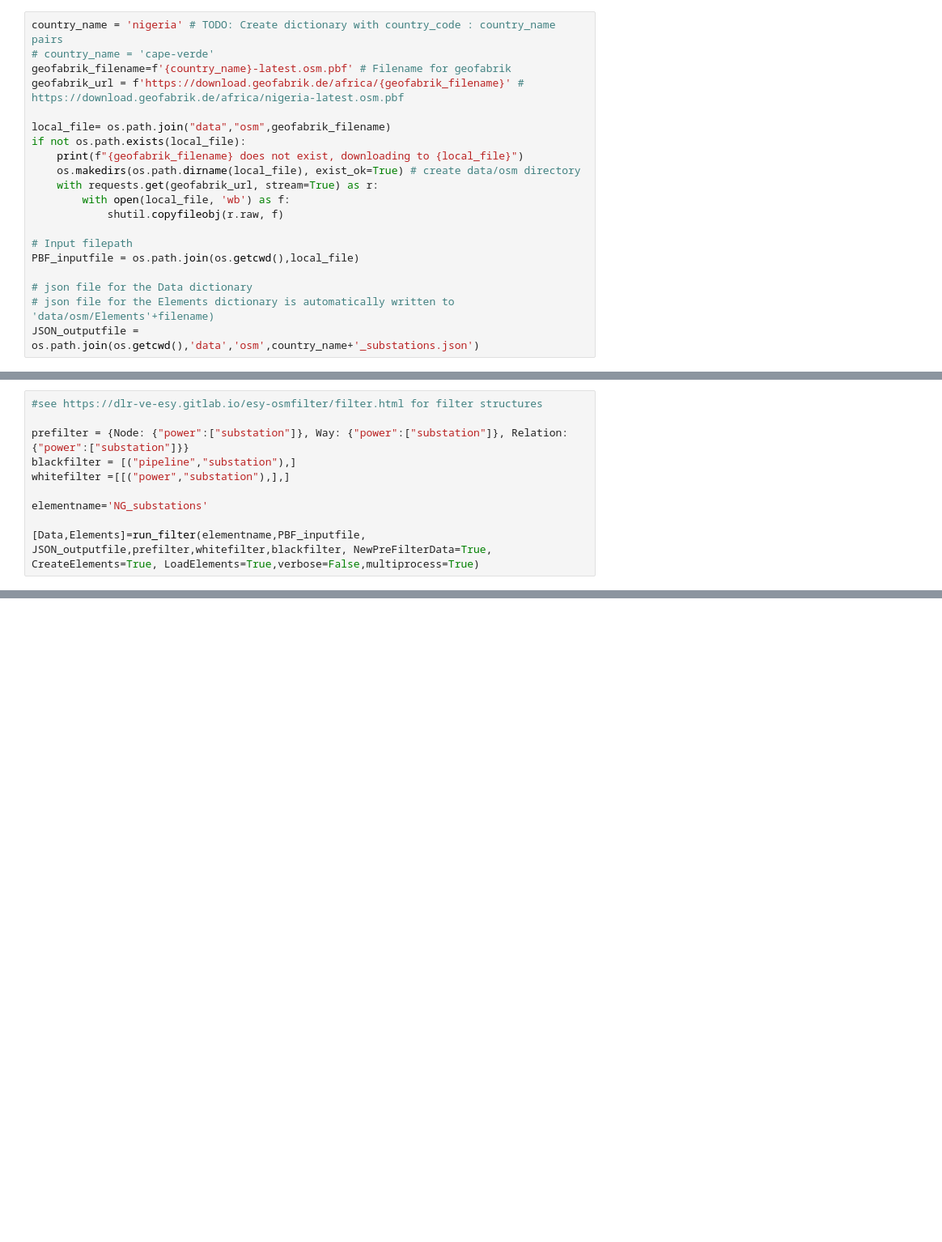
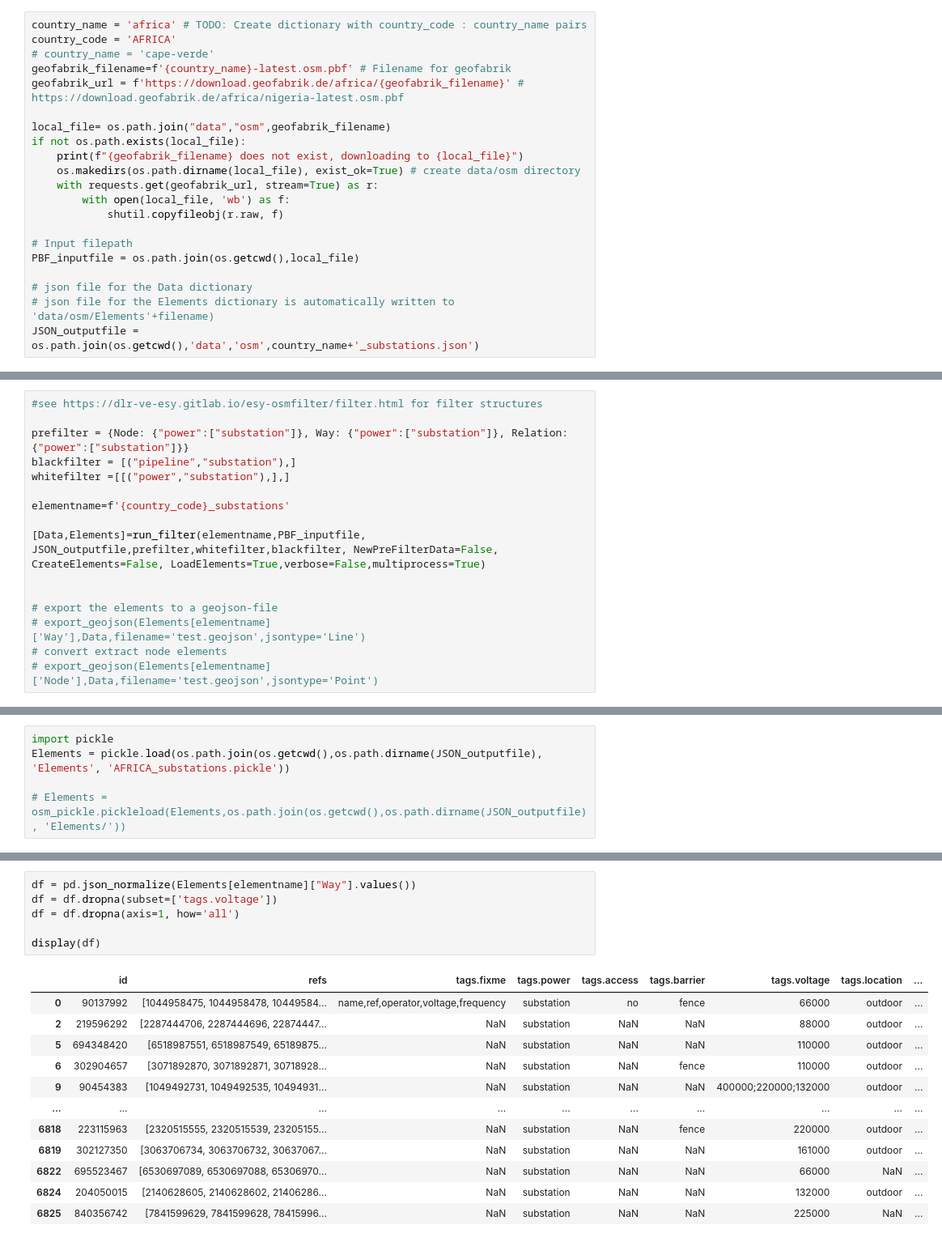
Before and after one commit to pypsa-meets-earth/pypsa-africa-hackathon, a Jupyter notebook: data_exploration/OSM_pbf.ipynb, the cells around one changed output, grey strips where cells are left out. Shown at 81% size. Cells and saved outputs as stored; diff of their text form; blank space fills up the shorter version.

Commit message:
add_substations

```diff
--- a/data_exploration/OSM_pbf.ipynb
+++ b/data_exploration/OSM_pbf.ipynb
@@ -16,7 +20,8 @@ from contextlib import contextmanager
 # logger.setLevel(logging.INFO)
 # logger.setLevel(logging.WARNING)
 # %%
-country_name = 'nigeria' # TODO: Create dictionary with country_code : country_name pairs
+country_name = 'africa' # TODO: Create dictionary with country_code : country_name pairs
+country_code = 'AFRICA'
 # country_name = 'cape-verde'
 geofabrik_filename=f'{country_name}-latest.osm.pbf' # Filename for geofabrik
 geofabrik_url = f'https://download.geofabrik.de/africa/{geofabrik_filename}' # https://download.geofabrik.de/africa/nigeria-latest.osm.pbf
@@ -46,6 +51,12 @@ prefilter = {Node: {"power":["substation"]}, Way: {"power":["substation"]}, Rela
 blackfilter = [("pipeline","substation"),]
 whitefilter =[[("power","substation"),],]
 
-elementname='NG_substations'
+elementname=f'{country_code}_substations'
 
-[Data,Elements]=run_filter(elementname,PBF_inputfile, JSON_outputfile,prefilter,whitefilter,blackfilter, NewPreFilterData=True, CreateElements=True, LoadElements=True,verbose=False,multiprocess=True)
+[Data,Elements]=run_filter(elementname,PBF_inputfile, JSON_outputfile,prefilter,whitefilter,blackfilter, NewPreFilterData=False, CreateElements=False, LoadElements=True,verbose=False,multiprocess=True)
+
+
+# export the elements to a geojson-file
+# export_geojson(Elements[elementname]['Way'],Data,filename='test.geojson',jsontype='Line')
+# convert extract node elements
+# export_geojson(Elements[elementname]['Node'],Data,filename='test.geojson',jsontype='Point')
@@ -78,0 +63,5 @@ print(Elements)
+# %%
+import pickle
+Elements = pickle.load(os.path.join(os.getcwd(),os.path.dirname(JSON_outputfile), 'Elements', 'AFRICA_substations.pickle'))
+
+# Elements = osm_pickle.pickleload(Elements,os.path.join(os.getcwd(),os.path.dirname(JSON_outputfile), 'Elements/'))
@@ -78,0 +70,19 @@ print(Elements)
+# %%
+df = pd.json_normalize(Elements[elementname]["Way"].values())
+df = df.dropna(subset=['tags.voltage'])
+df = df.dropna(axis=1, how='all')
+
+display(df)
+# %% [output]
+|  | id | refs | tags.fixme | tags.power | tags.access | tags.barrier | tags.voltage | tags.location | ... |
+| 0 | 90137992 | [1044958475, 1044958478, 10449584... | name,ref,operator,voltage,frequency | substation | no | fence | 66000 | outdoor | ... |
+| 2 | 219596292 | [2287444706, 2287444696, 22874447... | NaN | substation | NaN | NaN | 88000 | outdoor | ... |
+| 5 | 694348420 | [6518987551, 6518987549, 65189875... | NaN | substation | NaN | NaN | 110000 | outdoor | ... |
+| 6 | 302904657 | [3071892870, 3071892871, 30718928... | NaN | substation | NaN | fence | 110000 | outdoor | ... |
+| 9 | 90454383 | [1049492731, 1049492535, 10494931... | NaN | substation | NaN | NaN | 400000;220000;132000 | outdoor | ... |
+| ... | ... | ... | ... | ... | ... | ... | ... | ... | ... |
+| 6818 | 223115963 | [2320515555, 2320515539, 23205155... | NaN | substation | NaN | fence | 220000 | outdoor | ... |
+| 6819 | 302127350 | [3063706734, 3063706732, 30637067... | NaN | substation | NaN | NaN | 161000 | outdoor | ... |
+| 6822 | 695523467 | [6530697089, 6530697088, 65306970... | NaN | substation | NaN | NaN | 66000 | NaN | ... |
+| 6824 | 204050015 | [2140628605, 2140628602, 21406286... | NaN | substation | NaN | NaN | 132000 | outdoor | ... |
+| 6825 | 840356742 | [7841599629, 7841599628, 78415996... | NaN | substation | NaN | NaN | 225000 | NaN | ... |
```
Also changed, not shown: parts of 13 cells of this notebook.
